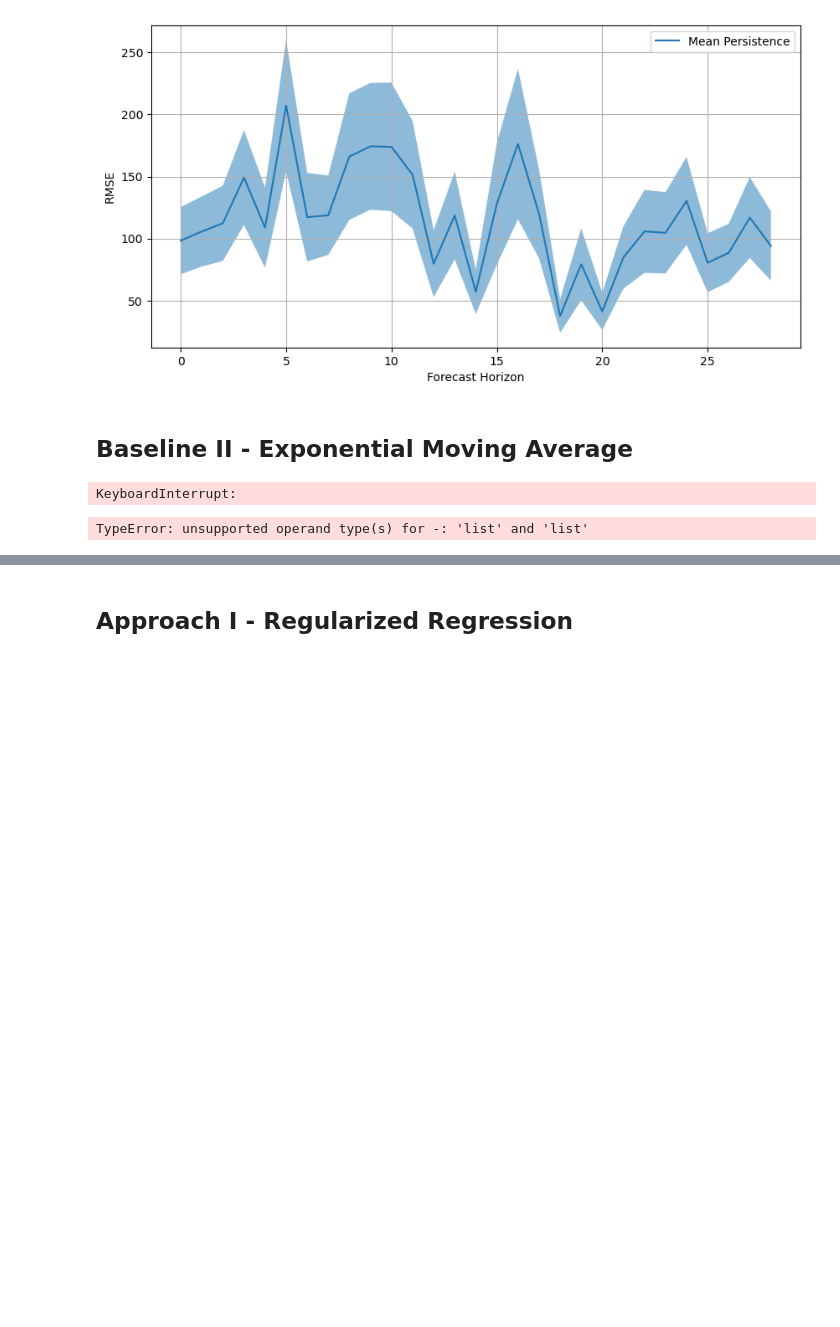
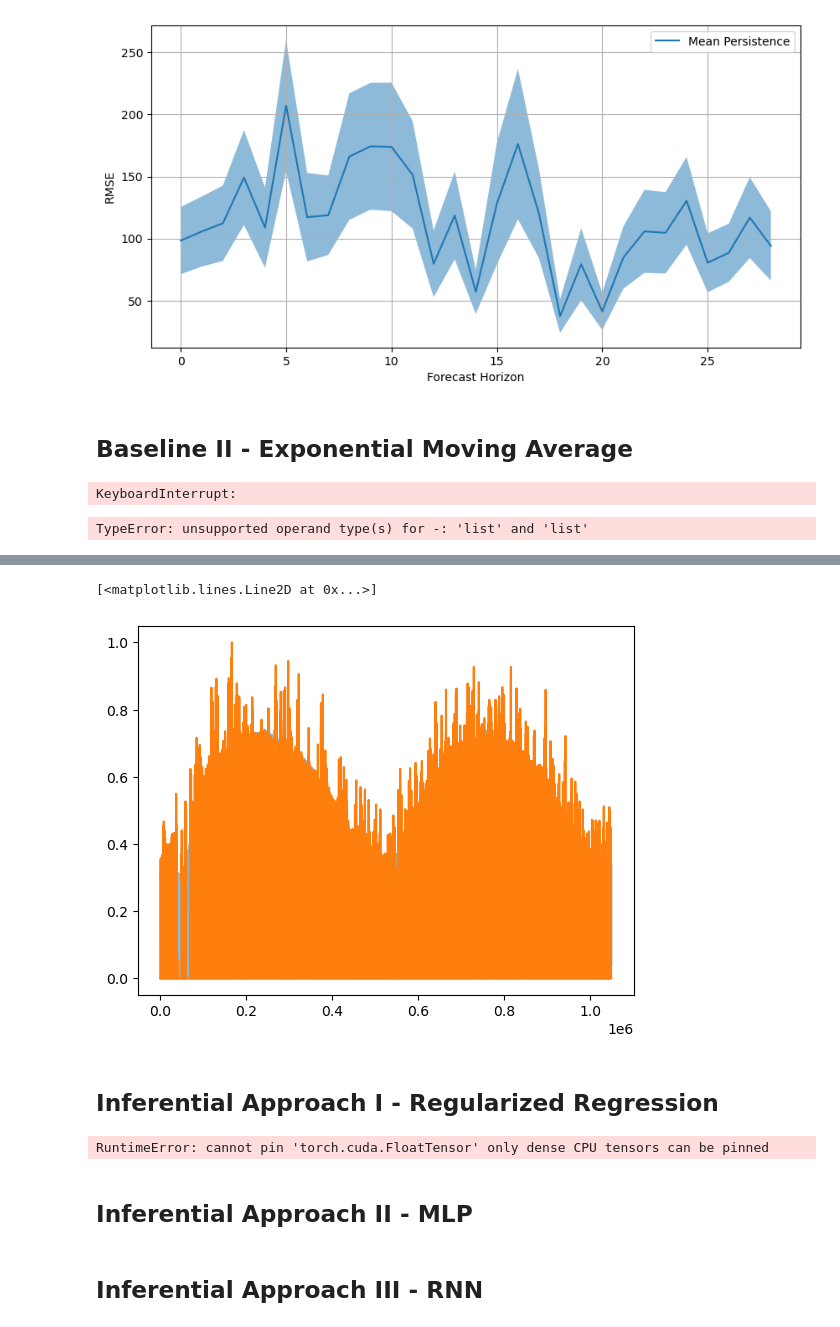
Before and after one commit to vb690/ghi_forecast, a Jupyter notebook: forecast.ipynb, the cells around one changed output, grey strips where cells are left out. Saved outputs shown, nothing was run; the diff lists cells and outputs as text; code cells hidden in the pictures; blank space fills up the shorter version.

```diff
--- a/forecast.ipynb
+++ b/forecast.ipynb
@@ -424,2 +933,13 @@ TypeError: unsupported operand type(s) for -: 'list' and 'list'
+# %%
+plt.plot(
+    relu(components_insample["yearly_seasonality"] + components_insample["daily_seasonality"] + components_insample["covariates"]),
+    alpha=0.5
+)
+plt.plot(
+    y
+)
+# %% [output]
+[<matplotlib.lines.Line2D at 0x...>]
+[figure, added]
 # %% [markdown]
-## Approach I - Regularized Regression
+## Inferential Approach I - Regularized Regression
@@ -454,0 +946,57 @@ for batch in loader:
+# %%
+import numpy as np
+
+from torch import Tensor
+from torch.utils.data import TensorDataset, DataLoader
+from torch.optim import Adam
+from torch.nn import MSELoss
+
+from modules.models.neural_networks.architectures import LinearModel, MLPModel
+from modules.models.neural_networks.fitters import TorchModelFitter
+from modules.models.neural_networks.callbacks import EarlyStopping
+
+
+model = MLPModel(
+    10,
+    2,
+    (10, 10, 10),
+    "ReLU",
+    "ReLU",
+    0.1
+).to("cuda")
+
+X = np.random.random(size=(10000, 10)).astype("float32")
+y = np.random.random(size=(10000, 2)).astype("float32")
+data = TensorDataset(
+   Tensor(X).to("cuda"),
+   Tensor(y).to("cuda"),
+)
+train_loader = DataLoader(
+    data,
+    batch_size=256,
+    pin_memory=True
+)
+validation_loader = DataLoader(
+    data,
+    batch_size=256,
+    pin_memory=True
+)
+
+stopper = EarlyStopping()
+fitter = TorchModelFitter()
+model, optimizer, hisotry = fitter.fit(
+    model=model,
+    optimizer=Adam(model.parameters()),
+    train_loader=train_loader,
+    validation_loader=validation_loader,
+    stopper=stopper,
+    epochs=1000,
+    loss_function=MSELoss()
+
+)
+# %% [output]
+RuntimeError: cannot pin 'torch.cuda.FloatTensor' only dense CPU tensors can be pinned
+# %% [markdown]
+## Inferential Approach II - MLP
+# %% [markdown]
+## Inferential Approach III - RNN
```
Also changed, not shown: parts of 15 cells of this notebook, 19 other files.
